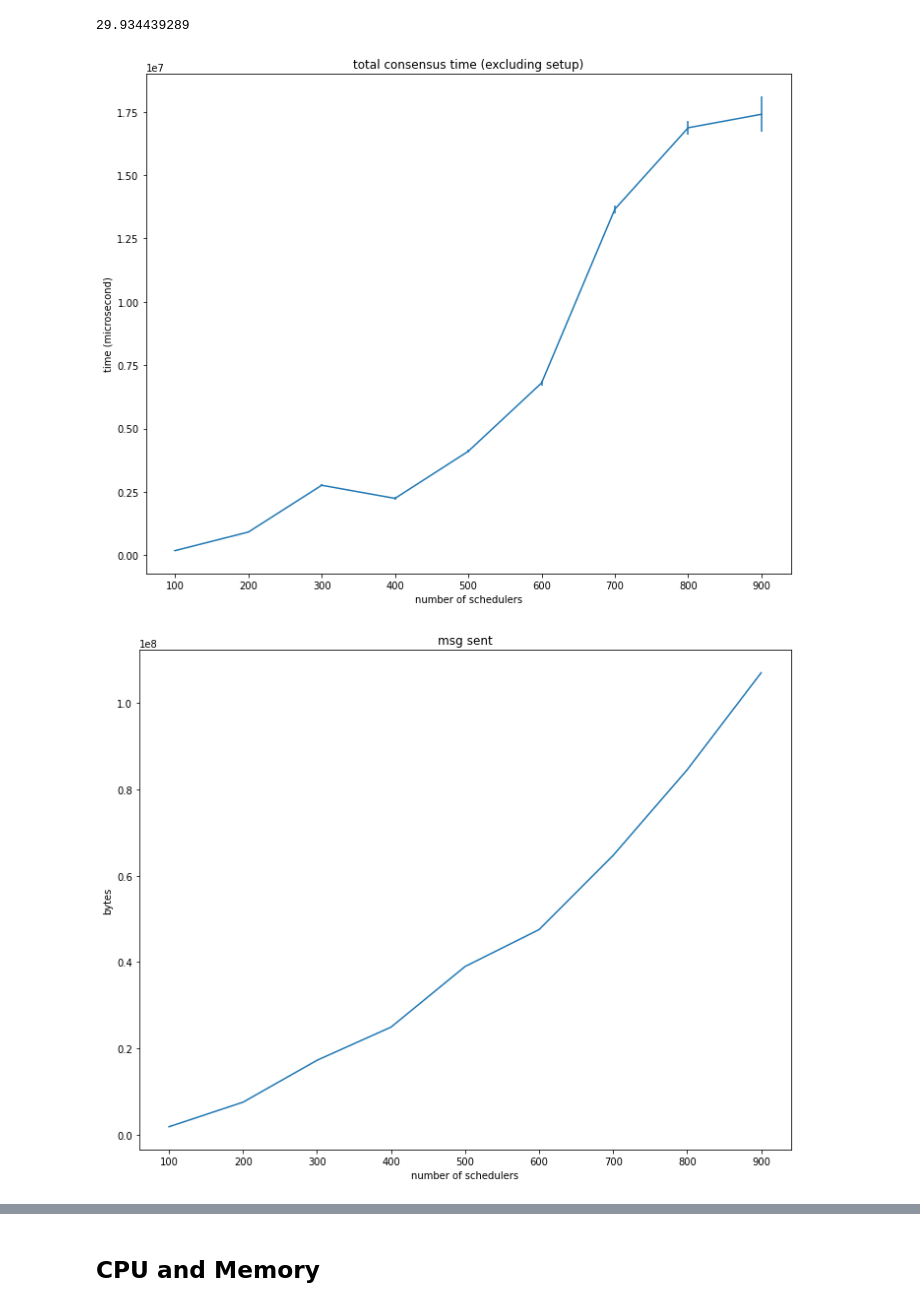
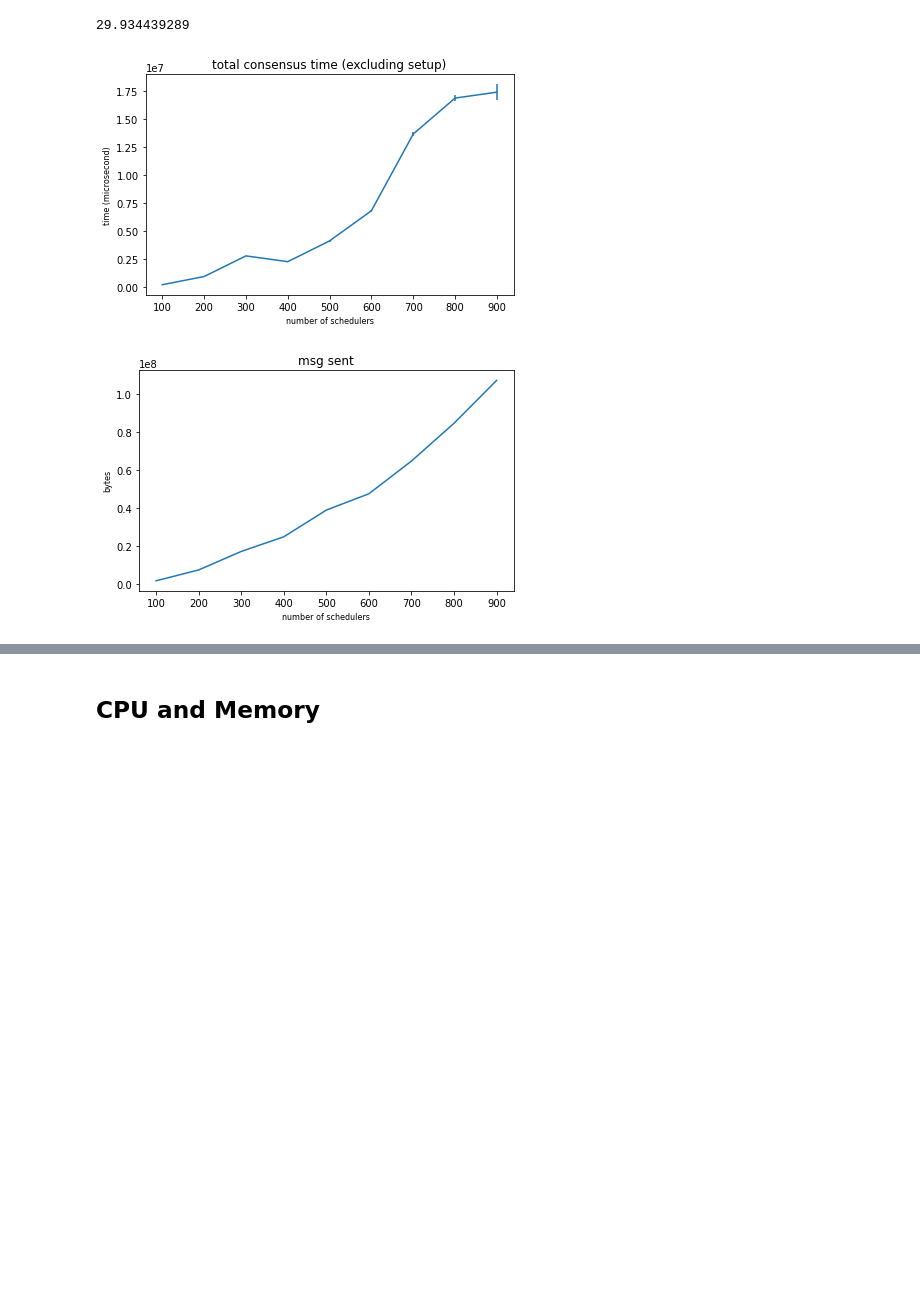
Before and after one commit to Vincent-lau/hyperion, a Jupyter notebook: measure/plotmetrics.ipynb, the cells around one changed output, grey strips where cells are left out. Drawn from its saved outputs; the diff is of its cells as text; code cells hidden in the pictures; blank space fills up the shorter version.

Commit message:
graph: before beautify graphs

```diff
--- a/measure/plotmetrics.ipynb
+++ b/measure/plotmetrics.ipynb
@@ -5,6 +5,17 @@ import matplotlib.pyplot as plt
 import numpy as np
 from ortools.linear_solver import pywraplp
 # %%
+params = {
+   'axes.labelsize': 8,
+   'font.size': 8,
+   'legend.fontsize': 10,
+   'xtick.labelsize': 10,
+   'ytick.labelsize': 10,
+   'text.usetex': False,
+   'figure.figsize': [4.5, 4.5]
+}
+rcParams = plt.rcParams
+rcParams.update(params)
 config.load_kube_config()
 graph_dir = "graphs/"
 cs = ['tab:red', 'tab:blue', 'tab:green', 'tab:orange', 'tab:purple', 'tab:brown']
@@ -151,7 +162,6 @@ y_msg_sent = np.array(y_msg_sent)
 
 
 fig, ax = plt.subplots()
-fig.set_size_inches(10, 8)
 
 # -------- latency --------- #
 
@@ -164,39 +174,36 @@ fig.tight_layout()
 fig.savefig(f'{graph_dir}latency.png')
 
 fig, ax = plt.subplots()
-fig.set_size_inches(10, 8)
 
 # -------- msg sent --------- #
 
 ax.errorbar(x, y_msg_sent[:, 0], yerr = y_msg_sent[:, 1])
 ax.set_title('msg sent')
 ax.set_xlabel('number of schedulers')
 ax.set_ylabel('bytes')
 
 fig.tight_layout()
 fig.savefig(f'{graph_dir}message.png')
 
 
 # -------- setup time --------- #
 
 fig, ax = plt.subplots()
-fig.set_size_inches(10, 8)
 ax.plot(x, y_setup)
 ax.set_title('setup time')
 ax.set_xlabel('number of schedulers')
 ax.set_ylabel('setup time (seconds)')
 fig.tight_layout()
 fig.savefig(f'{graph_dir}setup_time.png')
 
 
 #------ iteration -------- #
 fig, ax = plt.subplots()
-fig.set_size_inches(10, 8)
 ax.plot(x, y_iter)
 ax.set_xlabel('number of schedulers')
 ax.set_ylabel('number of iterations')
 fig.tight_layout()
 fig.savefig(f'{graph_dir}iter.png')
 # %% [output]
-[figure, old version]
+[figure, new version]
-[figure, old version]
+[figure, new version]
```
Also changed, not shown: parts of 10 cells of this notebook, 9 other files.
